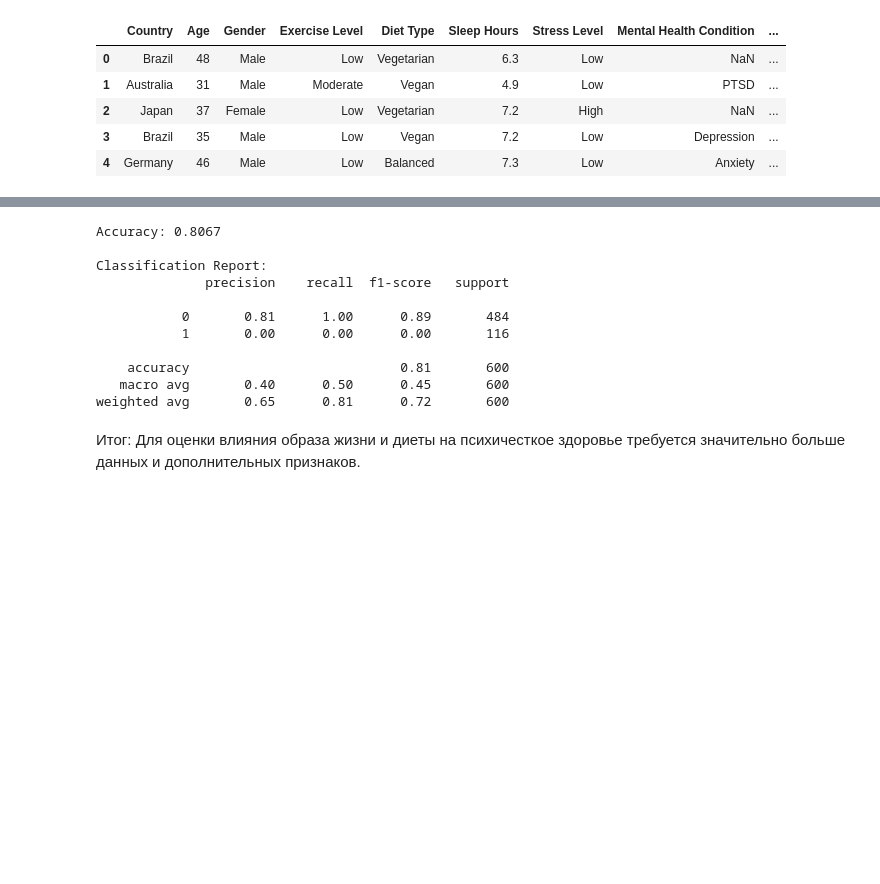
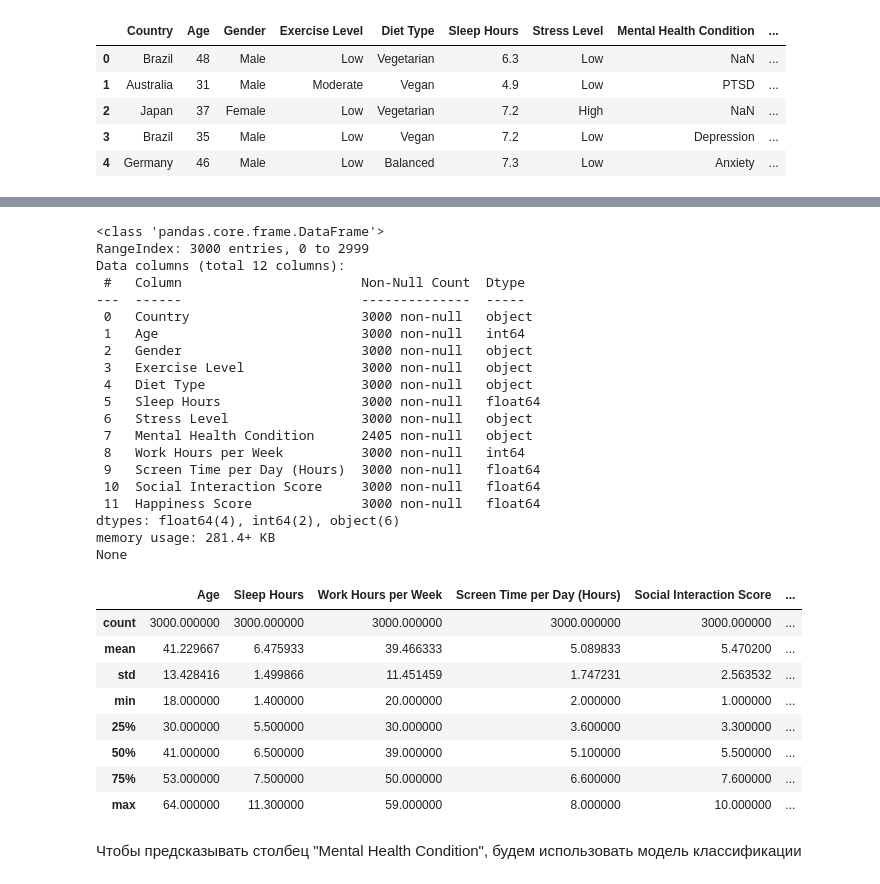
Before and after one commit to Taniriya/python-ml-labs, a Jupyter notebook: lab1_using_completed_datasets.ipynb, the cells around one changed output, grey strips where cells are left out. Saved outputs shown, nothing was run; the diff lists cells and outputs as text; code cells hidden in the pictures; blank space fills up the shorter version.

```diff
--- a/lab1_using_completed_datasets.ipynb
+++ b/lab1_using_completed_datasets.ipynb
@@ -70,32 +28,35 @@ Name: proportion, dtype: float64
-# %%
-from sklearn.ensemble import RandomForestClassifier
-from sklearn.metrics import accuracy_score, classification_report, confusion_matrix
-import matplotlib.pyplot as plt
-from sklearn.metrics import ConfusionMatrixDisplay
-
-# Обучение модели
-rf_model = RandomForestClassifier(n_estimators=100, random_state=42)
-rf_model.fit(X_train, y_train)
-
-# Предсказания
-y_pred = rf_model.predict(X_test)
-
-# Оценка модели
-accuracy = accuracy_score(y_test, y_pred)
-print(f"Accuracy: {accuracy:.4f}")
-print("\nClassification Report:")
-print(classification_report(y_test, y_pred))
-# %% [output]
-Accuracy: 0.8067
-
-Classification Report:
-              precision    recall  f1-score   support
-
-           0       0.81      1.00      0.89       484
-           1       0.00      0.00      0.00       116
-
-    accuracy                           0.81       600
-   macro avg       0.40      0.50      0.45       600
-weighted avg       0.65      0.81      0.72       600
-# %% [markdown]
-Итог: Для оценки влияния образа жизни и диеты на психичесткое здоровье требуется значительно больше данных и дополнительных признаков.
+# %%
+print(df.info())
+df.describe()
+# %% [output]
+<class 'pandas.core.frame.DataFrame'>
+RangeIndex: 3000 entries, 0 to 2999
+Data columns (total 12 columns):
+ #   Column                       Non-Null Count  Dtype
+---  ------                       --------------  -----
+ 0   Country                      3000 non-null   object
+ 1   Age                          3000 non-null   int64
+ 2   Gender                       3000 non-null   object
+ 3   Exercise Level               3000 non-null   object
+ 4   Diet Type                    3000 non-null   object
+ 5   Sleep Hours                  3000 non-null   float64
+ 6   Stress Level                 3000 non-null   object
+ 7   Mental Health Condition      2405 non-null   object
+ 8   Work Hours per Week          3000 non-null   int64
+ 9   Screen Time per Day (Hours)  3000 non-null   float64
+ 10  Social Interaction Score     3000 non-null   float64
+ 11  Happiness Score              3000 non-null   float64
+dtypes: float64(4), int64(2), object(6)
+memory usage: 281.4+ KB
+None
+|  | Age | Sleep Hours | Work Hours per Week | Screen Time per Day (Hours) | Social Interaction Score | ... |
+| count | 3000.000000 | 3000.000000 | 3000.000000 | 3000.000000 | 3000.000000 | ... |
+| mean | 41.229667 | 6.475933 | 39.466333 | 5.089833 | 5.470200 | ... |
+| std | 13.428416 | 1.499866 | 11.451459 | 1.747231 | 2.563532 | ... |
+| min | 18.000000 | 1.400000 | 20.000000 | 2.000000 | 1.000000 | ... |
+| 25% | 30.000000 | 5.500000 | 30.000000 | 3.600000 | 3.300000 | ... |
+| 50% | 41.000000 | 6.500000 | 39.000000 | 5.100000 | 5.500000 | ... |
+| 75% | 53.000000 | 7.500000 | 50.000000 | 6.600000 | 7.600000 | ... |
+| max | 64.000000 | 11.300000 | 59.000000 | 8.000000 | 10.000000 | ... |
+# %% [markdown]
+Чтобы предсказывать столбец "Mental Health Condition", будем использовать модель классификации
```
Also changed, not shown: parts of 5 cells of this notebook.
